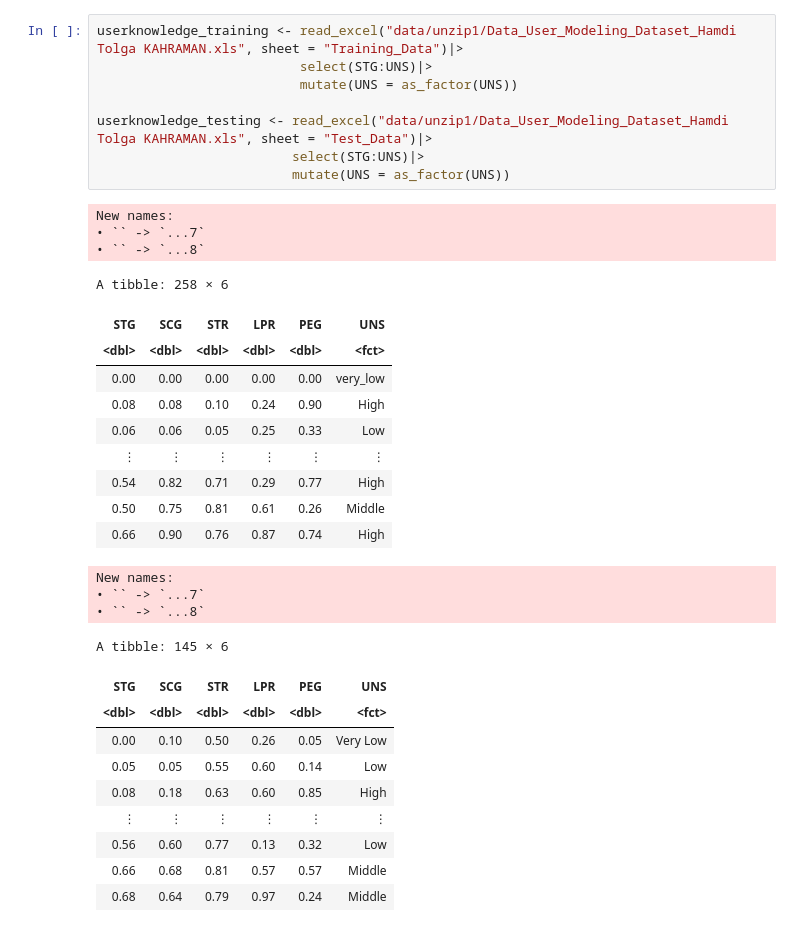
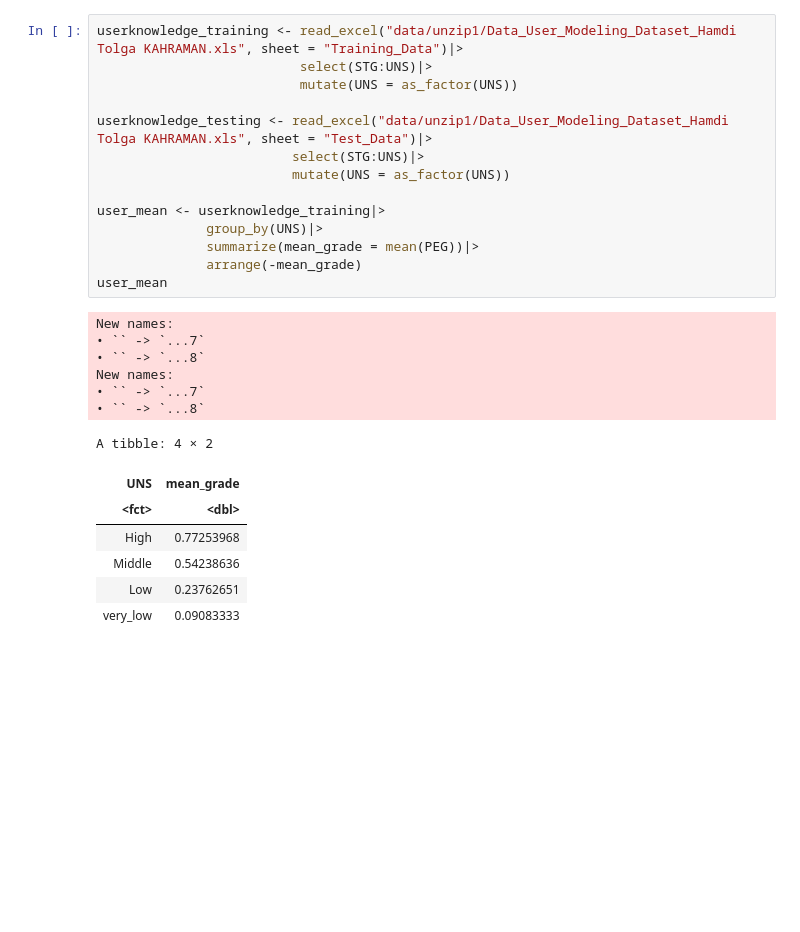
Before and after one commit to nikhilgxrg/dsci-100-project, a Jupyter notebook: project_proposal_2.ipynb, the cells around one changed output. Cells and saved outputs as stored; diff of their text form; blank space fills up the shorter version.

```diff
--- a/project_proposal_2.ipynb
+++ b/project_proposal_2.ipynb
@@ -25,36 +22,29 @@ A tibble: 258 × 9
 # %%
 userknowledge_training <- read_excel("data/unzip1/Data_User_Modeling_Dataset_Hamdi Tolga KAHRAMAN.xls", sheet = "Training_Data")|>
                           select(STG:UNS)|>
                           mutate(UNS = as_factor(UNS))
 
 userknowledge_testing <- read_excel("data/unzip1/Data_User_Modeling_Dataset_Hamdi Tolga KAHRAMAN.xls", sheet = "Test_Data")|>
                          select(STG:UNS)|>
                          mutate(UNS = as_factor(UNS))
+
+user_mean <- userknowledge_training|>
+              group_by(UNS)|>
+              summarize(mean_grade = mean(PEG))|>
+              arrange(-mean_grade)
+user_mean
 # %% [output]
 New names:
 • `` -> `...7`
 • `` -> `...8`
+New names:
+• `` -> `...7`
+• `` -> `...8`
-A tibble: 258 × 6
+A tibble: 4 × 2
-| STG | SCG | STR | LPR | PEG | UNS |
-| <dbl> | <dbl> | <dbl> | <dbl> | <dbl> | <fct> |
-| 0.00 | 0.00 | 0.00 | 0.00 | 0.00 | very_low |
-| 0.08 | 0.08 | 0.10 | 0.24 | 0.90 | High |
-| 0.06 | 0.06 | 0.05 | 0.25 | 0.33 | Low |
-| ⋮ | ⋮ | ⋮ | ⋮ | ⋮ | ⋮ |
-| 0.54 | 0.82 | 0.71 | 0.29 | 0.77 | High |
-| 0.50 | 0.75 | 0.81 | 0.61 | 0.26 | Middle |
-| 0.66 | 0.90 | 0.76 | 0.87 | 0.74 | High |
+| UNS | mean_grade |
+| <fct> | <dbl> |
+| High | 0.77253968 |
+| Middle | 0.54238636 |
+| Low | 0.23762651 |
+| very_low | 0.09083333 |
-New names:
-• `` -> `...7`
-• `` -> `...8`
-A tibble: 145 × 6
-| STG | SCG | STR | LPR | PEG | UNS |
-| <dbl> | <dbl> | <dbl> | <dbl> | <dbl> | <fct> |
-| 0.00 | 0.10 | 0.50 | 0.26 | 0.05 | Very Low |
-| 0.05 | 0.05 | 0.55 | 0.60 | 0.14 | Low |
-| 0.08 | 0.18 | 0.63 | 0.60 | 0.85 | High |
-| ⋮ | ⋮ | ⋮ | ⋮ | ⋮ | ⋮ |
-| 0.56 | 0.60 | 0.77 | 0.13 | 0.32 | Low |
-| 0.66 | 0.68 | 0.81 | 0.57 | 0.57 | Middle |
-| 0.68 | 0.64 | 0.79 | 0.97 | 0.24 | Middle |
 # %%
```
Also changed, not shown: parts of 3 cells of this notebook.
